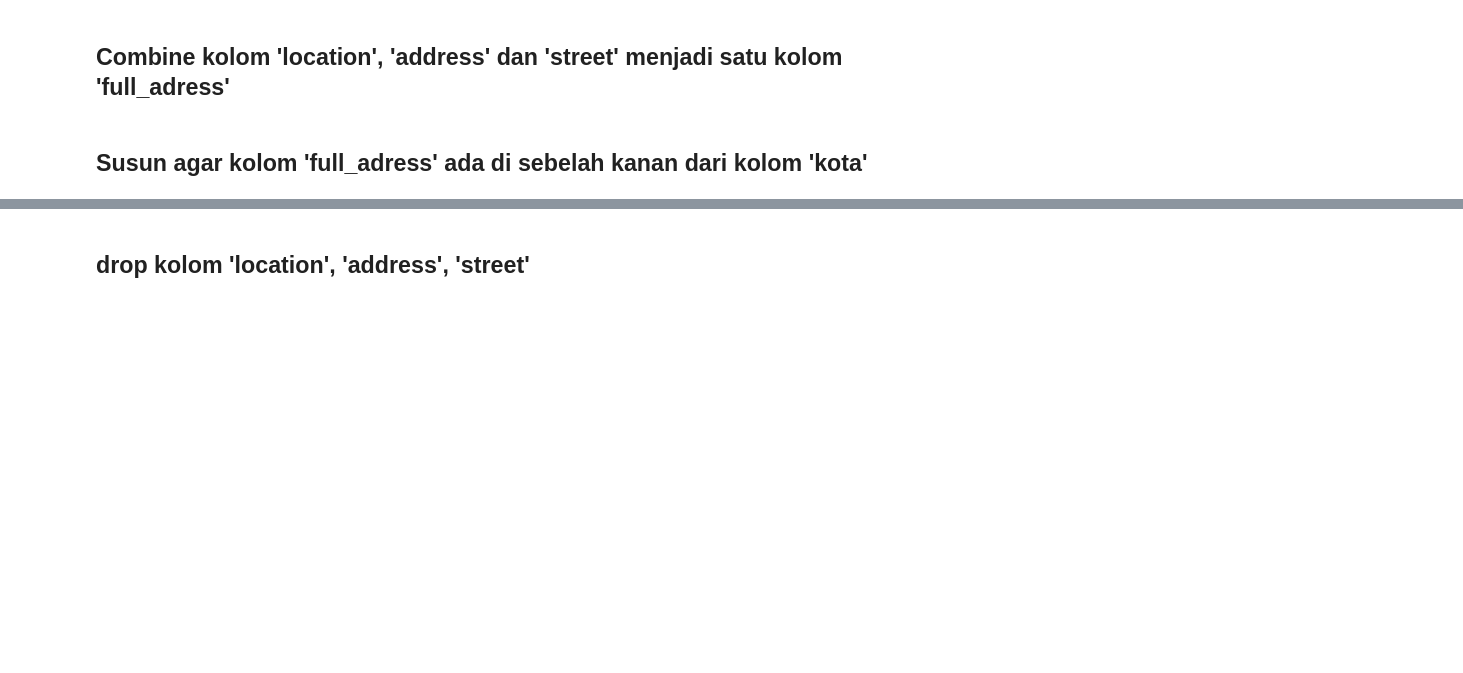
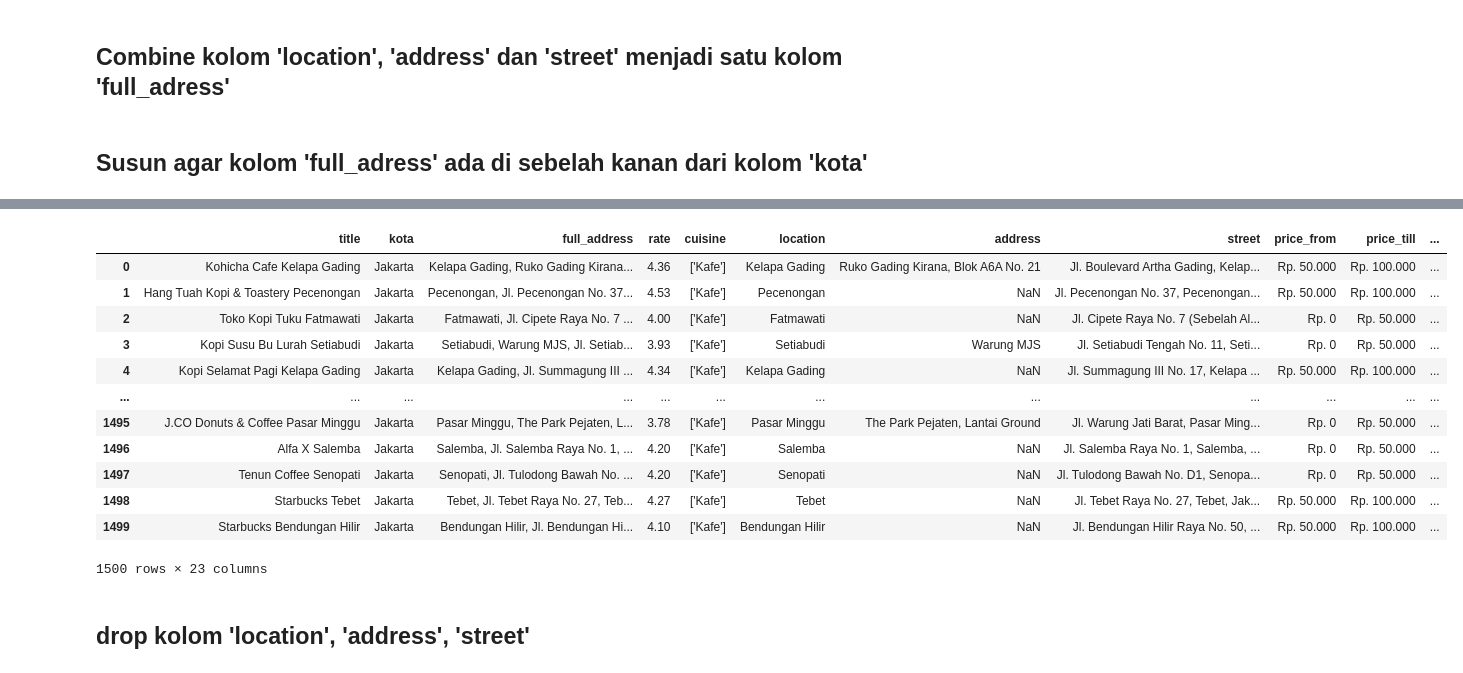
Before and after one commit to Kuratchikuma/FTDS-035-RMT-group-1, a Jupyter notebook: DS/Data Cleaning/unified_dataset_cleaning.ipynb, the cells around one changed output, grey strips where cells are left out. Drawn from its saved outputs; the diff is of its cells as text; code cells hidden in the pictures; blank space fills up the shorter version.

```diff
--- a/DS/Data Cleaning/unified_dataset_cleaning.ipynb
+++ b/DS/Data Cleaning/unified_dataset_cleaning.ipynb
@@ -158,3 +159,19 @@ print(df)
+# %%
+df
+# %% [output]
+|  | title | kota | full_address | rate | cuisine | location | address | street | price_from | price_till | ... |
+| 0 | Kohicha Cafe Kelapa Gading | Jakarta | Kelapa Gading, Ruko Gading Kirana... | 4.36 | ['Kafe'] | Kelapa Gading | Ruko Gading Kirana, Blok A6A No. 21 | Jl. Boulevard Artha Gading, Kelap... | Rp. 50.000 | Rp. 100.000 | ... |
+| 1 | Hang Tuah Kopi & Toastery Pecenongan | Jakarta | Pecenongan, Jl. Pecenongan No. 37... | 4.53 | ['Kafe'] | Pecenongan | NaN | Jl. Pecenongan No. 37, Pecenongan... | Rp. 50.000 | Rp. 100.000 | ... |
+| 2 | Toko Kopi Tuku Fatmawati | Jakarta | Fatmawati, Jl. Cipete Raya No. 7 ... | 4.00 | ['Kafe'] | Fatmawati | NaN | Jl. Cipete Raya No. 7 (Sebelah Al... | Rp. 0 | Rp. 50.000 | ... |
+| 3 | Kopi Susu Bu Lurah Setiabudi | Jakarta | Setiabudi, Warung MJS, Jl. Setiab... | 3.93 | ['Kafe'] | Setiabudi | Warung MJS | Jl. Setiabudi Tengah No. 11, Seti... | Rp. 0 | Rp. 50.000 | ... |
+| 4 | Kopi Selamat Pagi Kelapa Gading | Jakarta | Kelapa Gading, Jl. Summagung III ... | 4.34 | ['Kafe'] | Kelapa Gading | NaN | Jl. Summagung III No. 17, Kelapa ... | Rp. 50.000 | Rp. 100.000 | ... |
+| ... | ... | ... | ... | ... | ... | ... | ... | ... | ... | ... | ... |
+| 1495 | J.CO Donuts & Coffee Pasar Minggu | Jakarta | Pasar Minggu, The Park Pejaten, L... | 3.78 | ['Kafe'] | Pasar Minggu | The Park Pejaten, Lantai Ground | Jl. Warung Jati Barat, Pasar Ming... | Rp. 0 | Rp. 50.000 | ... |
+| 1496 | Alfa X Salemba | Jakarta | Salemba, Jl. Salemba Raya No. 1, ... | 4.20 | ['Kafe'] | Salemba | NaN | Jl. Salemba Raya No. 1, Salemba, ... | Rp. 0 | Rp. 50.000 | ... |
+| 1497 | Tenun Coffee Senopati | Jakarta | Senopati, Jl. Tulodong Bawah No. ... | 4.20 | ['Kafe'] | Senopati | NaN | Jl. Tulodong Bawah No. D1, Senopa... | Rp. 0 | Rp. 50.000 | ... |
+| 1498 | Starbucks Tebet | Jakarta | Tebet, Jl. Tebet Raya No. 27, Teb... | 4.27 | ['Kafe'] | Tebet | NaN | Jl. Tebet Raya No. 27, Tebet, Jak... | Rp. 50.000 | Rp. 100.000 | ... |
+| 1499 | Starbucks Bendungan Hilir | Jakarta | Bendungan Hilir, Jl. Bendungan Hi... | 4.10 | ['Kafe'] | Bendungan Hilir | NaN | Jl. Bendungan Hilir Raya No. 50, ... | Rp. 50.000 | Rp. 100.000 | ... |
+1500 rows × 23 columns
 # %% [markdown]
 ## drop kolom 'location', 'address', 'street'
 # %%
```
Also changed, not shown: parts of 18 cells of this notebook, 4 other files.
